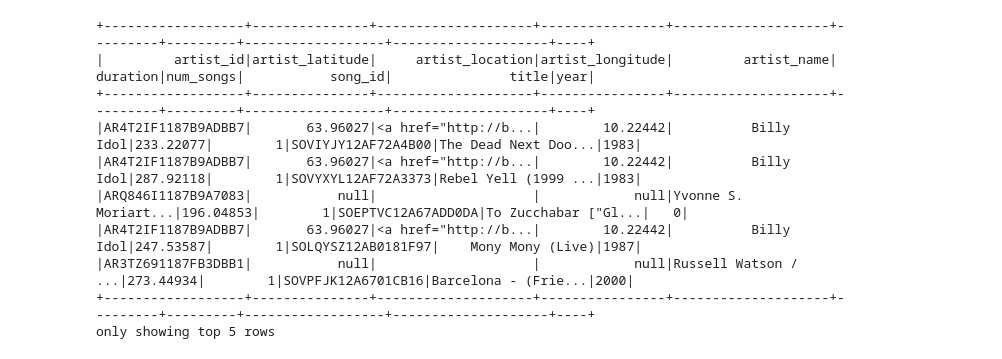
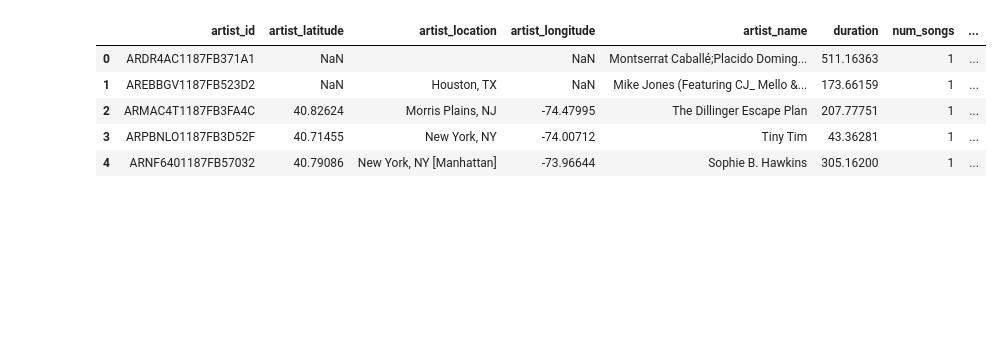
Before and after one commit to bdnf/BigData-Engineering-Projects, a Jupyter notebook: DataLakeWithSpark/DataLakeS3-EMR.ipynb, the cells around one changed output. Saved outputs shown, nothing was run; the diff lists cells and outputs as text; code cells hidden in the pictures; blank space fills up the shorter version.

```diff
--- a/DataLakeWithSpark/DataLakeS3-EMR.ipynb
+++ b/DataLakeWithSpark/DataLakeS3-EMR.ipynb
@@ -38,3 +33,3 @@ df = spark.read.json(song_data)
 # %%
-df.show(5)
+df.limit(5).toPandas()
 # %% [output]
@@ -42,13 +36,9 @@ df.show(5)
-+------------------+---------------+--------------------+----------------+--------------------+---------+---------+------------------+--------------------+----+
-|         artist_id|artist_latitude|     artist_location|artist_longitude|         artist_name| duration|num_songs|           song_id|               title|year|
-+------------------+---------------+--------------------+----------------+--------------------+---------+---------+------------------+--------------------+----+
-|AR4T2IF1187B9ADBB7|       63.96027|<a href="http://b...|        10.22442|          Billy Idol|233.22077|        1|SOVIYJY12AF72A4B00|The Dead Next Doo...|1983|
-|AR4T2IF1187B9ADBB7|       63.96027|<a href="http://b...|        10.22442|          Billy Idol|287.92118|        1|SOVYXYL12AF72A3373|Rebel Yell (1999 ...|1983|
-|ARQ846I1187B9A7083|           null|                    |            null|Yvonne S. Moriart...|196.04853|        1|SOEPTVC12A67ADD0DA|To Zucchabar ["Gl...|   0|
-|AR4T2IF1187B9ADBB7|       63.96027|<a href="http://b...|        10.22442|          Billy Idol|247.53587|        1|SOLQYSZ12AB0181F97|    Mony Mony (Live)|1987|
-|AR3TZ691187FB3DBB1|           null|                    |            null|Russell Watson / ...|273.44934|        1|SOVPFJK12A6701CB16|Barcelona - (Frie...|2000|
-+------------------+---------------+--------------------+----------------+--------------------+---------+---------+------------------+--------------------+----+
-only showing top 5 rows
+|  | artist_id | artist_latitude | artist_location | artist_longitude | artist_name | duration | num_songs | ... |
+| 0 | ARDR4AC1187FB371A1 | NaN |  | NaN | Montserrat Caballé;Placido Doming... | 511.16363 | 1 | ... |
+| 1 | AREBBGV1187FB523D2 | NaN | Houston, TX | NaN | Mike Jones (Featuring CJ_ Mello &... | 173.66159 | 1 | ... |
+| 2 | ARMAC4T1187FB3FA4C | 40.82624 | Morris Plains, NJ | -74.47995 | The Dillinger Escape Plan | 207.77751 | 1 | ... |
+| 3 | ARPBNLO1187FB3D52F | 40.71455 | New York, NY | -74.00712 | Tiny Tim | 43.36281 | 1 | ... |
+| 4 | ARNF6401187FB57032 | 40.79086 | New York, NY [Manhattan] | -73.96644 | Sophie B. Hawkins | 305.16200 | 1 | ... |
 # %%
 df.printSchema()
 # %% [output]
```
Also changed, not shown: parts of 34 cells of this notebook.
